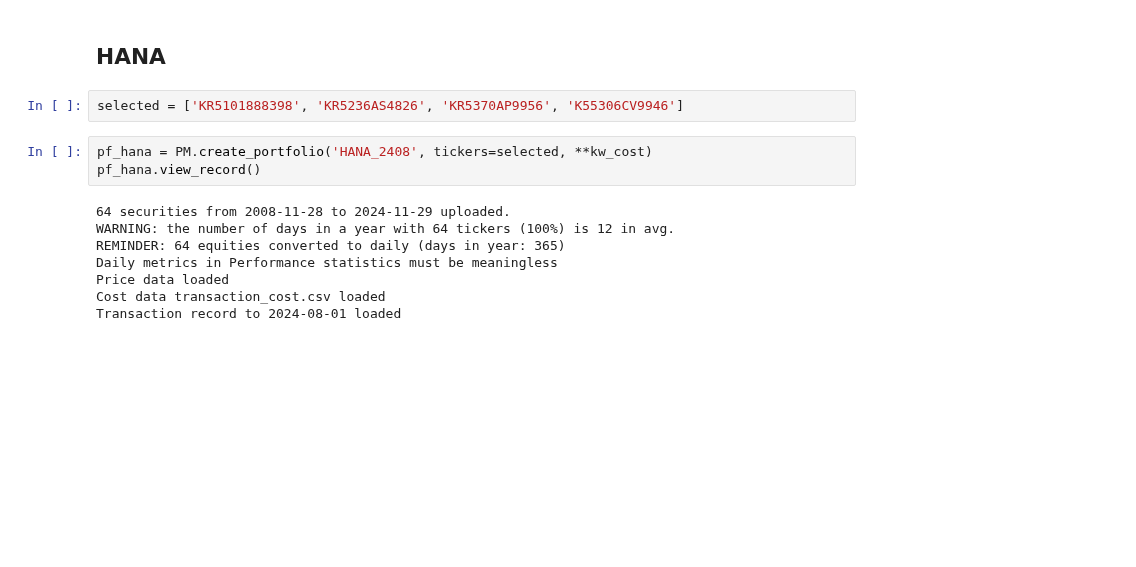
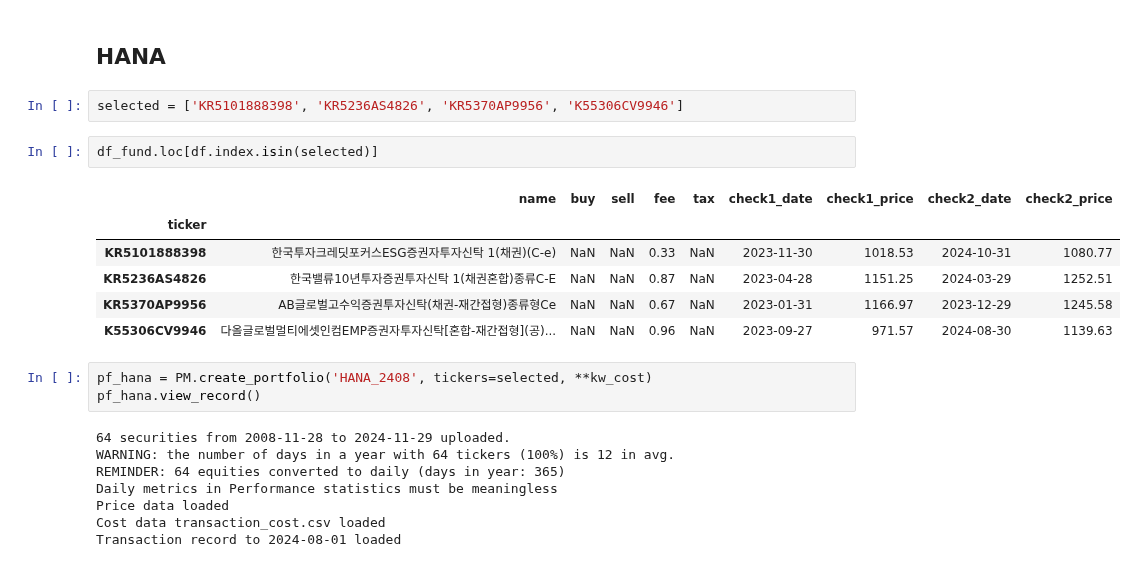
Before and after one commit to lbk209/portfolio, a Jupyter notebook: Allocate_Portfolio.ipynb, the cells around one changed output. Drawn from its saved outputs; the diff is of its cells as text; blank space fills up the shorter version.

```diff
--- a/Allocate_Portfolio.ipynb
+++ b/Allocate_Portfolio.ipynb
@@ -798,6 +842,15 @@ Set save=True to save transaction record
 ## HANA
 # %%
 selected = ['KR5101888398', 'KR5236AS4826', 'KR5370AP9956', 'K55306CV9946']
+# %%
+df_fund.loc[df.index.isin(selected)]
+# %% [output]
+|  | name | buy | sell | fee | tax | check1_date | check1_price | check2_date | check2_price |
+| ticker |  |  |  |  |  |  |  |  |  |
+| KR5101888398 | 한국투자크레딧포커스ESG증권자투자신탁 1(채권)(C-e) | NaN | NaN | 0.33 | NaN | 2023-11-30 | 1018.53 | 2024-10-31 | 1080.77 |
+| KR5236AS4826 | 한국밸류10년투자증권투자신탁 1(채권혼합)종류C-E | NaN | NaN | 0.87 | NaN | 2023-04-28 | 1151.25 | 2024-03-29 | 1252.51 |
+| KR5370AP9956 | AB글로벌고수익증권투자신탁(채권-재간접형)종류형Ce | NaN | NaN | 0.67 | NaN | 2023-01-31 | 1166.97 | 2023-12-29 | 1245.58 |
+| K55306CV9946 | 다올글로벌멀티에셋인컴EMP증권자투자신탁[혼합-재간접형](공)... | NaN | NaN | 0.96 | NaN | 2023-09-27 | 971.57 | 2024-08-30 | 1139.63 |
 # %%
 pf_hana = PM.create_portfolio('HANA_2408', tickers=selected, **kw_cost)
 pf_hana.view_record()
```
Also changed, not shown: parts of 15 cells of this notebook, 1 other file.
